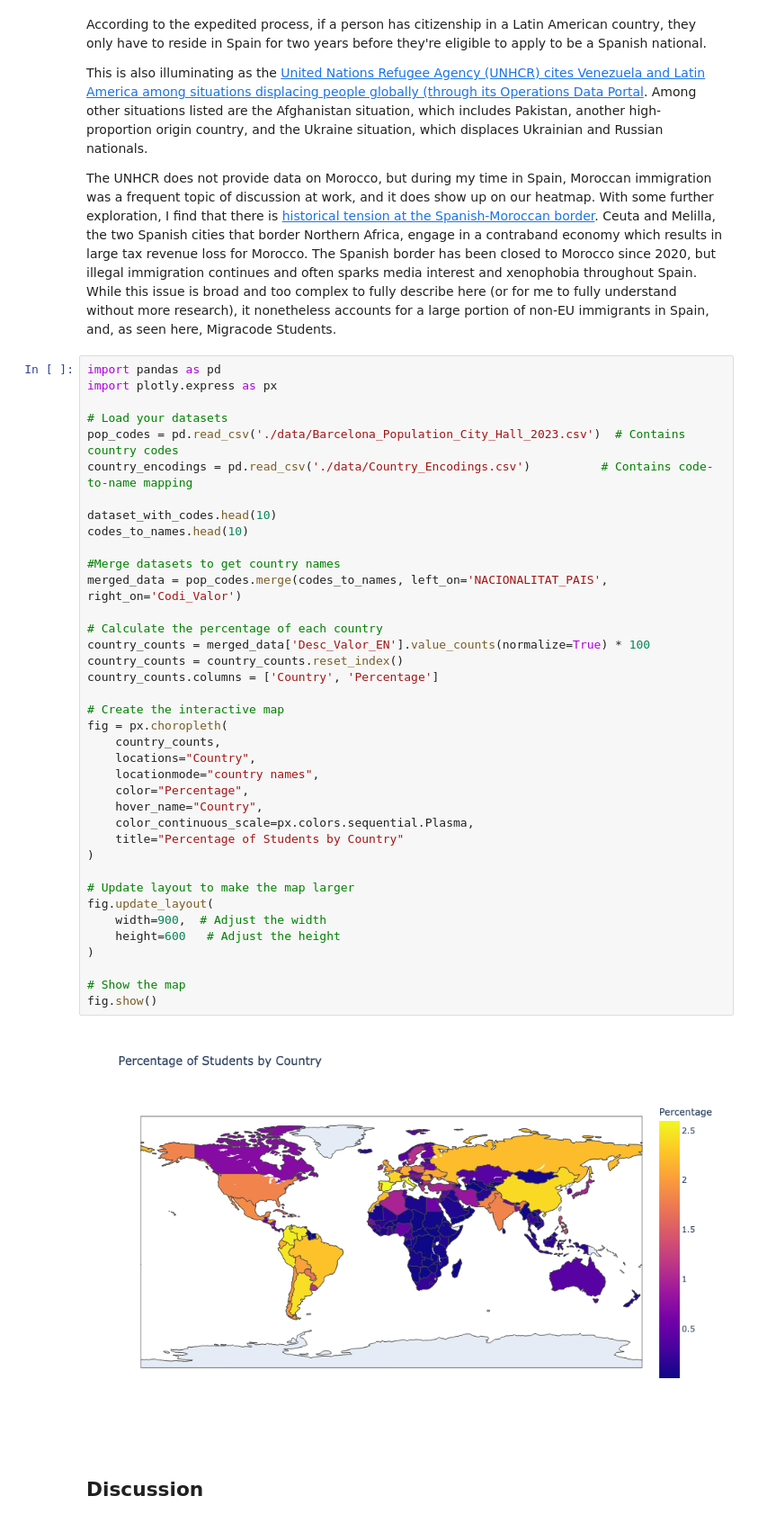
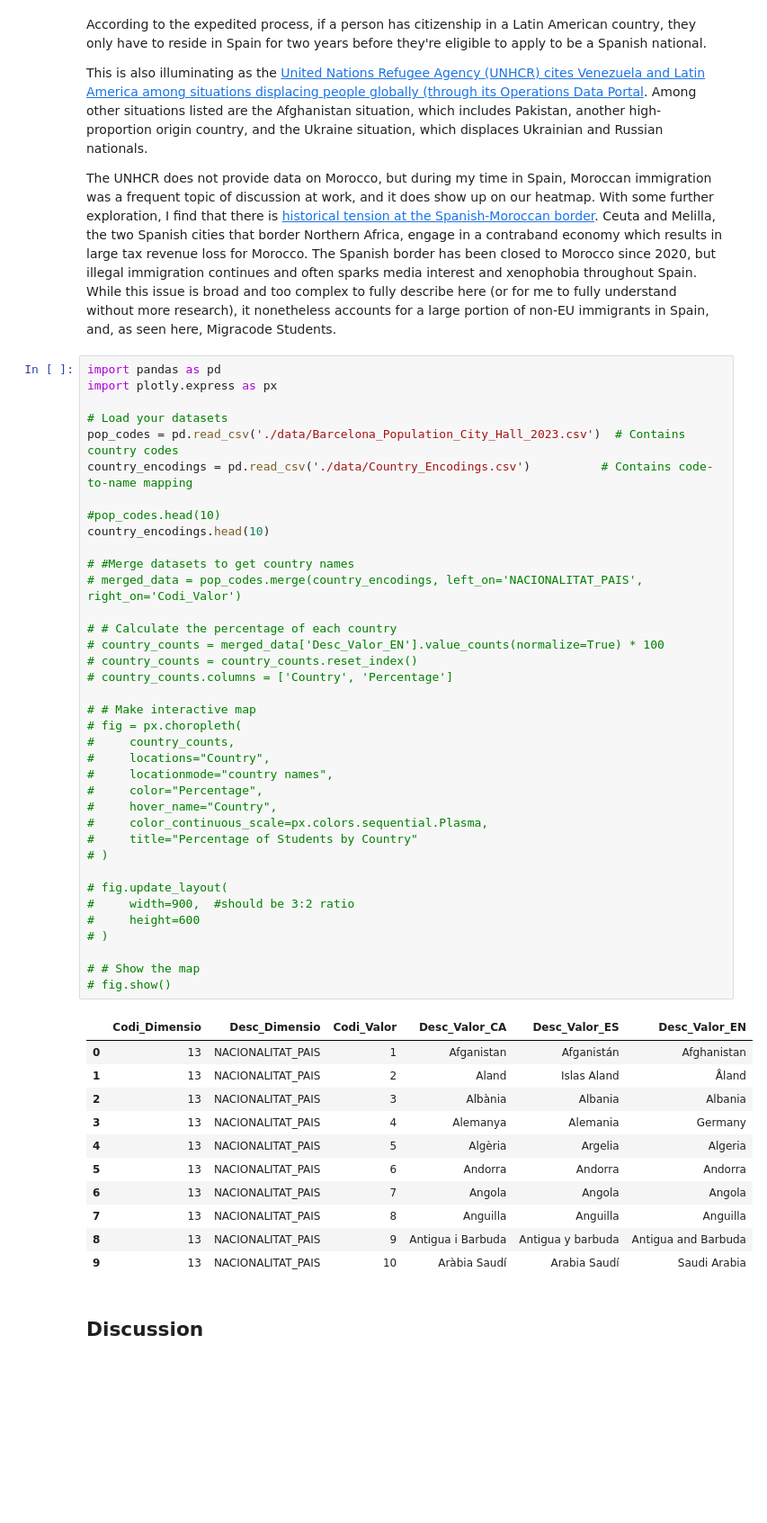
Before and after one commit to georgiatrent/Immigration-spain-dh140, a Jupyter notebook: Notebook.ipynb, the cells around one changed output. Shown at 90% size. Cells and saved outputs as stored; diff of their text form; blank space fills up the shorter version.

```diff
--- a/Notebook.ipynb
+++ b/Notebook.ipynb
@@ -542,43 +565,52 @@ The UNHCR does not provide data on Morocco, but during my time in Spain, Morocca
 # %%
 import pandas as pd
 import plotly.express as px
 
 # Load your datasets
 pop_codes = pd.read_csv('./data/Barcelona_Population_City_Hall_2023.csv')  # Contains country codes
 country_encodings = pd.read_csv('./data/Country_Encodings.csv')          # Contains code-to-name mapping
 
-dataset_with_codes.head(10)
-codes_to_names.head(10)
+#pop_codes.head(10)
+country_encodings.head(10)
 
-#Merge datasets to get country names
-merged_data = pop_codes.merge(codes_to_names, left_on='NACIONALITAT_PAIS', right_on='Codi_Valor')
+# #Merge datasets to get country names
+# merged_data = pop_codes.merge(country_encodings, left_on='NACIONALITAT_PAIS', right_on='Codi_Valor')
 
-# Calculate the percentage of each country
-country_counts = merged_data['Desc_Valor_EN'].value_counts(normalize=True) * 100
-country_counts = country_counts.reset_index()
-country_counts.columns = ['Country', 'Percentage']
+# # Calculate the percentage of each country
+# country_counts = merged_data['Desc_Valor_EN'].value_counts(normalize=True) * 100
+# country_counts = country_counts.reset_index()
+# country_counts.columns = ['Country', 'Percentage']
 
-# Create the interactive map
-fig = px.choropleth(
-    country_counts,
-    locations="Country",
-    locationmode="country names",
-    color="Percentage",
-    hover_name="Country",
-    color_continuous_scale=px.colors.sequential.Plasma,
-    title="Percentage of Students by Country"
-)
+# # Make interactive map
+# fig = px.choropleth(
+#     country_counts,
+#     locations="Country",
+#     locationmode="country names",
+#     color="Percentage",
+#     hover_name="Country",
+#     color_continuous_scale=px.colors.sequential.Plasma,
+#     title="Percentage of Students by Country"
+# )
 
-# Update layout to make the map larger
-fig.update_layout(
-    width=900,  # Adjust the width
-    height=600   # Adjust the height
-)
+# fig.update_layout(
+#     width=900,  #should be 3:2 ratio
+#     height=600
+# )
 
-# Show the map
-fig.show()
+# # Show the map
+# fig.show()
 # %% [output]
-[figure, removed]
+|  | Codi_Dimensio | Desc_Dimensio | Codi_Valor | Desc_Valor_CA | Desc_Valor_ES | Desc_Valor_EN |
+| 0 | 13 | NACIONALITAT_PAIS | 1 | Afganistan | Afganistán | Afghanistan |
+| 1 | 13 | NACIONALITAT_PAIS | 2 | Aland | Islas Aland | Åland |
+| 2 | 13 | NACIONALITAT_PAIS | 3 | Albània | Albania | Albania |
+| 3 | 13 | NACIONALITAT_PAIS | 4 | Alemanya | Alemania | Germany |
+| 4 | 13 | NACIONALITAT_PAIS | 5 | Algèria | Argelia | Algeria |
+| 5 | 13 | NACIONALITAT_PAIS | 6 | Andorra | Andorra | Andorra |
+| 6 | 13 | NACIONALITAT_PAIS | 7 | Angola | Angola | Angola |
+| 7 | 13 | NACIONALITAT_PAIS | 8 | Anguilla | Anguilla | Anguilla |
+| 8 | 13 | NACIONALITAT_PAIS | 9 | Antigua i Barbuda | Antigua y barbuda | Antigua and Barbuda |
+| 9 | 13 | NACIONALITAT_PAIS | 10 | Aràbia Saudí | Arabia Saudí | Saudi Arabia |
 # %% [markdown]
 ## Discussion
 # %% [markdown]
```
Also changed, not shown: parts of 10 cells of this notebook, 2 other files.
